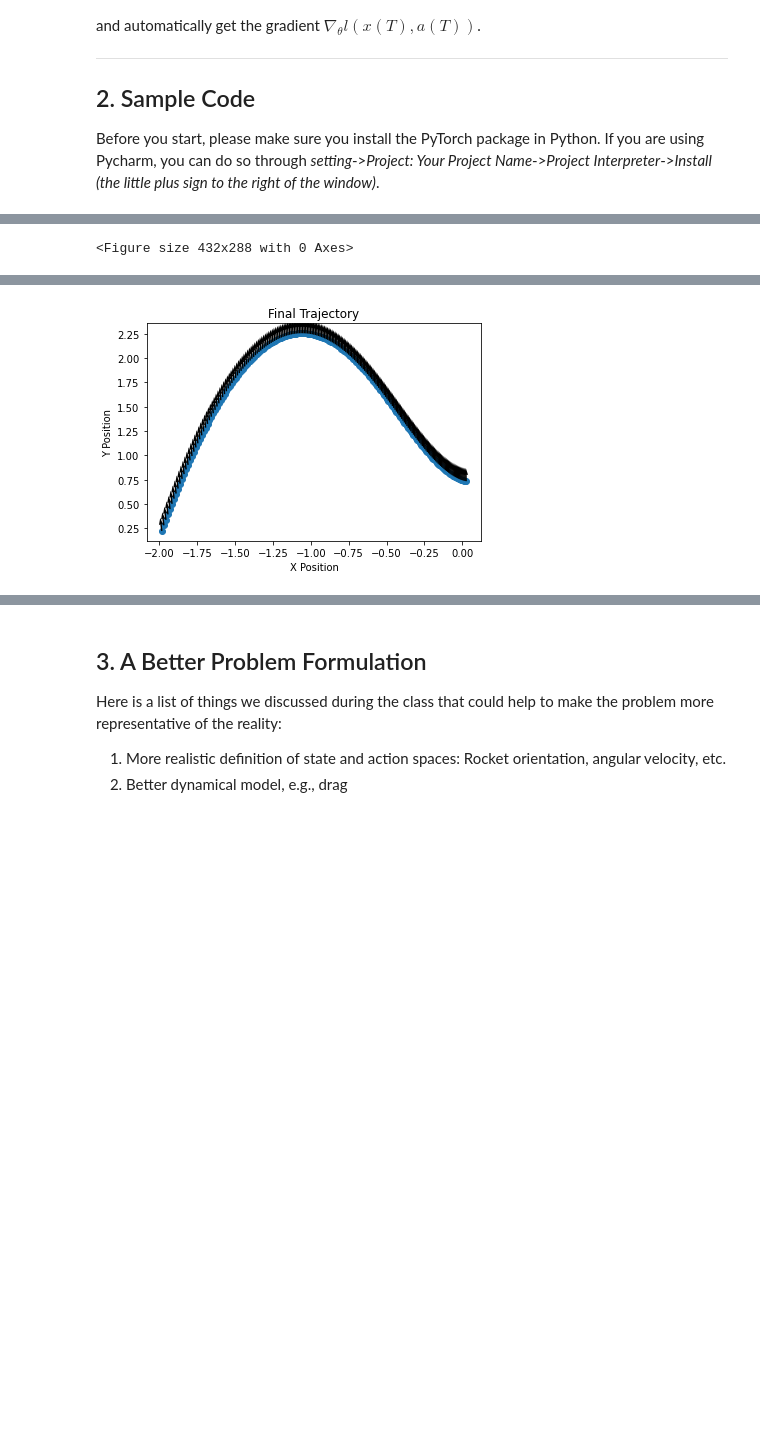
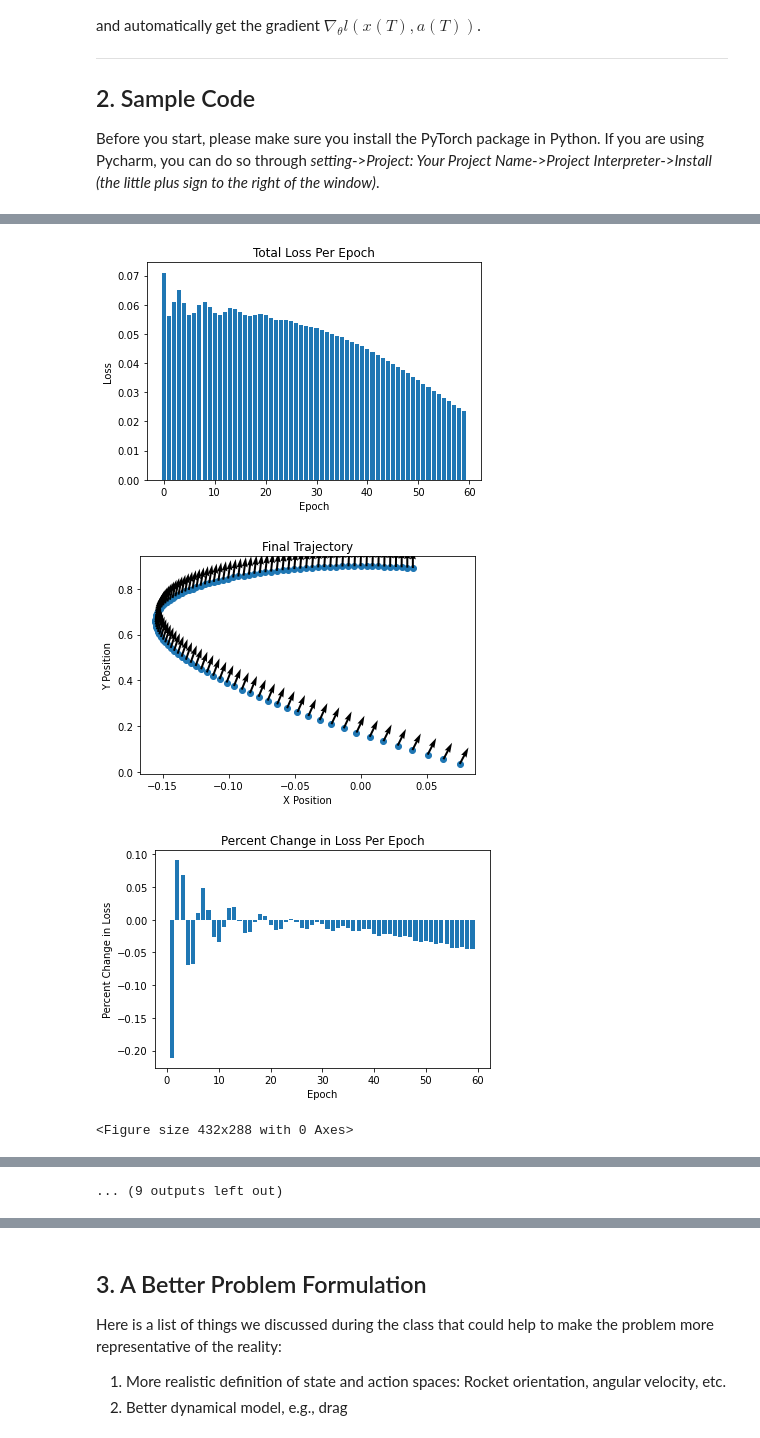
Before and after one commit to jatkin15/DesignOptimization2021Fall, a Jupyter notebook: Project/Project_1_submission.ipynb, the cells around one changed output, grey strips where cells are left out. Drawn from its saved outputs; the diff is of its cells as text; code cells hidden in the pictures; blank space fills up the shorter version.

```diff
--- a/Project/Project_1_submission.ipynb
+++ b/Project/Project_1_submission.ipynb
@@ -285,7 +417,7 @@ class Simulation(nn.Module):
         super(Simulation, self).__init__()
 
         # added: noise params
-        self.initial_state_noise = {'position_mag': 0.3, 'angular_mag': 0.3, 'position_vel_mag': 0.1, 'angular_vel_mag': 0.05, 'mult_lb': -1.0, 'mult_ub': 1.0}
+        self.initial_state_noise = {'position_mag': 0.3, 'angular_mag': 0.01, 'position_vel_mag': 0.05, 'angular_vel_mag': 0.05, 'mult_lb': -1.0, 'mult_ub': 1.0}
         #self.initial_state_noise = {'position_mag': 0.3, 'angular_mag': 0.1, 'mult_lb': -1.0, 'mult_ub': 1.0}
         self.flag_random_initial_states = False
 
@@ -317,8 +449,10 @@ class Simulation(nn.Module):
         random_state_mult = t.tensor(np.random.uniform(initial_state_noise_dict['mult_lb'], initial_state_noise_dict['mult_ub'], size=len(state)), requires_grad=False).float()
         #print("Initial state mutiplier tensor: " + str(random_state_mult))
         #random.uniform(initial_state_noise_dict['mult_lb'], initial_state_noise_dict['mult_ub'])
-        state = t.tensor(state, requires_grad=False).float() + random_state_mult * t.tensor(state_noise, requires_grad=False).float()
+        state = t.tensor(state, requires_grad=False).float() + \
+            random_state_mult * t.tensor(state_noise, requires_grad=False).float()
         print("Initial state tensor: " + str(state))
+        state.requires_grad_()
         return state
 
     @staticmethod
@@ -329,7 +463,10 @@ class Simulation(nn.Module):
     def error(self, state):
         #return ((state[0]**2 + state[1]**2) + (state[3]**2 + state[4]**2 + state[5]**2))**2
         angluar_weight = 10.0
-        return state[0]**2 + state[1]**2 + state[2]**2 + state[3]**2 + state[4]**2 + state[5]**2
+        diff_weight = 5.0
+        x_weight = 2.0
+        #return x_weight * state[0]**2 + state[1]**2 + state[2]**2 + state[3]**2 + state[4]**2 + state[5]**2
+        return state[0]**2 + state[1]**2 + (state[3]**2 + state[4]**2)
 # %%
 # set up the optimizer
 # Note:
@@ -343,7 +480,9 @@ class Optimize:
     def __init__(self, simulation):
         self.simulation = simulation
         self.parameters = simulation.controller.parameters()
-        self.optimizer = optim.LBFGS(self.parameters, lr=0.001) # changed :: lr was 0.01
+        #self.optimizer = optim.LBFGS(self.parameters, lr=0.01) # changed :: lr was 0.01
+        self.optimizer = optim.AdamW(self.parameters, lr=0.01)
+        self.scheduler = t.optim.lr_scheduler.ExponentialLR(self.optimizer, gamma=0.99) # added
 
         # added
         self.diagnostics_dict = {'epoch' : [], 'loss' : [], 'loss_percent_change': [], 'state_trajectory' : [], 'action_trajectory' : []}
@@ -360,6 +499,7 @@ class Optimize:
     def train(self, epochs):
         for epoch in range(epochs):
             loss = self.step()
+            self.scheduler.step()
             print('[epoch: %d] loss: %.3f' % (epoch + 1, loss))
             #print("Action Trajectory" + str(self.simulation.action_trajectory))
             # added
@@ -448,10 +588,10 @@ class Optimize:
 # %%
 # Now it's time to run the code!
 
-T = 200  # number of time steps # changed :: T was 100
-epoch_num = 30 # changed :: epoch_num was 40
+T = 100  # number of time steps # changed :: T was 100
+epoch_num = 100 # changed :: epoch_num was 40
 dim_input = 6  # state space dimensions
-dim_hidden = 7  # latent dimensions
+dim_hidden = 8  # latent dimensions
 dim_output = 2  # action space dimensions
 d = Dynamics()  # define dynamics
 c = Controller(dim_input, dim_hidden, dim_output)  # define controller
@@ -508,10 +650,10 @@ Initial state tensor: tensor([ 0.0019,  1.2891,  0.0100,  0.0398, -0.0311,  0.00
 # %%
 ## Check how controller works for other initial states
 
-training_state_number = 5
+training_state_number = 10
 training_loss_list = []
 
-epoch_num = 30
+epoch_num = 60
 
 c_trained = o.simulation.controller # trained controller from above
 for i in range(training_state_number):
@@ -551 +694,0 @@ Initial state tensor: tensor([ 0.0323,  0.7332, -0.0273, -0.0673,  0.0147,  0.00
-<Figure size 432x288 with 0 Axes>
@@ -561 +713,4 @@ KeyboardInterrupt:
-[figure, old version]
+[figure, new version]
+[figure, added]
+[figure, added]
+<Figure size 432x288 with 0 Axes>
@@ -562,3 +735,4 @@ KeyboardInterrupt:
+... (9 outputs left out)
 # %%
 ## Check how controller works for other initial states after training on random states
 
```
Also changed, not shown: parts of 5 cells of this notebook.
